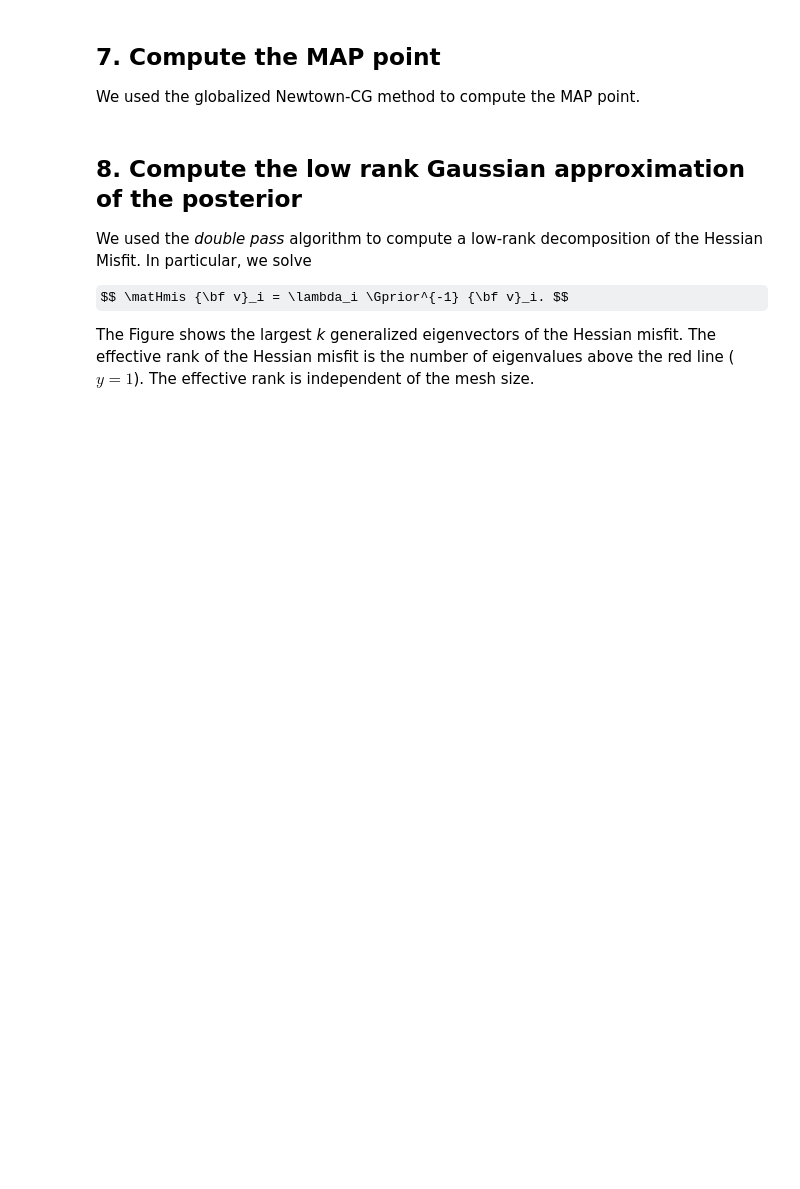
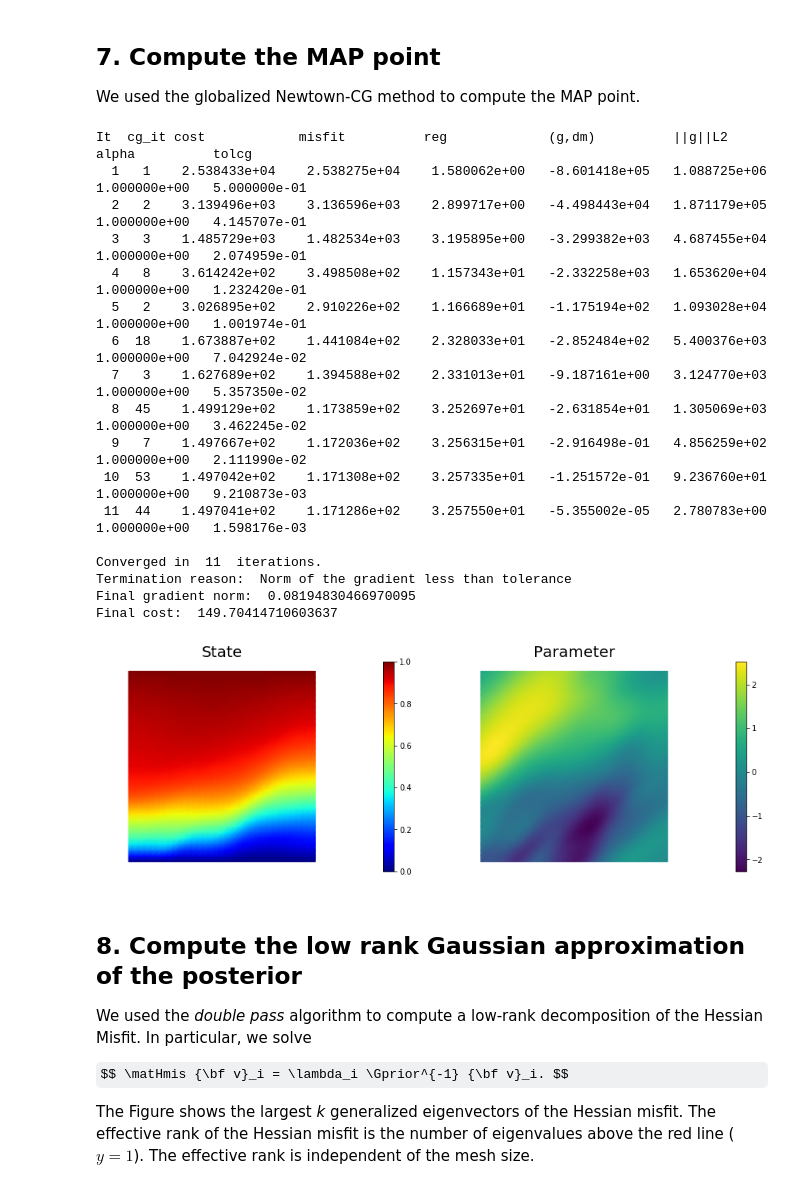
Before and after one commit to uvilla/cmis_labs, a Jupyter notebook: 08_BayesianInversion/BayesianInversion.ipynb, the cells around one changed output. Saved outputs shown, nothing was run; the diff lists cells and outputs as text; code cells hidden in the pictures; some formulas as TeX source; blank space fills up the shorter version.

```diff
--- a/08_BayesianInversion/BayesianInversion.ipynb
+++ b/08_BayesianInversion/BayesianInversion.ipynb
@@ -388,31 +401,49 @@ _ = modelVerify(model, m0.vector(), 1e-12)
 We used the globalized Newtown-CG method to compute the MAP point.
 # %%
 m = prior.mean.copy()
-solver = ReducedSpaceNewtonCG(model)
+solver = hp.ReducedSpaceNewtonCG(model)
 solver.parameters["rel_tolerance"] = 1e-6
 solver.parameters["abs_tolerance"] = 1e-12
 solver.parameters["max_iter"]      = 25
-solver.parameters["inner_rel_tolerance"] = 1e-15
 solver.parameters["GN_iter"] = 5
 solver.parameters["globalization"] = "LS"
 solver.parameters["LS"]["c_armijo"] = 1e-4
 
 
 x = solver.solve([None, m, None])
 
 if solver.converged:
     print( "\nConverged in ", solver.it, " iterations.")
 else:
     print( "\nNot Converged")
 
 print( "Termination reason: ", solver.termination_reasons[solver.reason] )
 print( "Final gradient norm: ", solver.final_grad_norm )
 print( "Final cost: ", solver.final_cost )
 
 plt.figure(figsize=(15,5))
-nb.plot(dl.Function(Vh[STATE], x[STATE]), subplot_loc=121,mytitle="State", cmap="jet")
-nb.plot(dl.Function(Vh[PARAMETER], x[PARAMETER]), subplot_loc=122,mytitle="Parameter")
+nb.plot(dl.Function(Vh[hp.STATE], x[hp.STATE]), subplot_loc=121,mytitle="State", cmap="jet")
+nb.plot(dl.Function(Vh[hp.PARAMETER], x[hp.PARAMETER]), subplot_loc=122,mytitle="Parameter")
 plt.show()
+# %% [output]
+It  cg_it cost            misfit          reg             (g,dm)          ||g||L2        alpha          tolcg
+  1   1    2.538433e+04    2.538275e+04    1.580062e+00   -8.601418e+05   1.088725e+06   1.000000e+00   5.000000e-01
+  2   2    3.139496e+03    3.136596e+03    2.899717e+00   -4.498443e+04   1.871179e+05   1.000000e+00   4.145707e-01
+  3   3    1.485729e+03    1.482534e+03    3.195895e+00   -3.299382e+03   4.687455e+04   1.000000e+00   2.074959e-01
+  4   8    3.614242e+02    3.498508e+02    1.157343e+01   -2.332258e+03   1.653620e+04   1.000000e+00   1.232420e-01
+  5   2    3.026895e+02    2.910226e+02    1.166689e+01   -1.175194e+02   1.093028e+04   1.000000e+00   1.001974e-01
+  6  18    1.673887e+02    1.441084e+02    2.328033e+01   -2.852484e+02   5.400376e+03   1.000000e+00   7.042924e-02
+  7   3    1.627689e+02    1.394588e+02    2.331013e+01   -9.187161e+00   3.124770e+03   1.000000e+00   5.357350e-02
+  8  45    1.499129e+02    1.173859e+02    3.252697e+01   -2.631854e+01   1.305069e+03   1.000000e+00   3.462245e-02
+  9   7    1.497667e+02    1.172036e+02    3.256315e+01   -2.916498e-01   4.856259e+02   1.000000e+00   2.111990e-02
+ 10  53    1.497042e+02    1.171308e+02    3.257335e+01   -1.251572e-01   9.236760e+01   1.000000e+00   9.210873e-03
+ 11  44    1.497041e+02    1.171286e+02    3.257550e+01   -5.355002e-05   2.780783e+00   1.000000e+00   1.598176e-03
+
+Converged in  11  iterations.
+Termination reason:  Norm of the gradient less than tolerance
+Final gradient norm:  0.08194830466970095
+Final cost:  149.70414710603637
+[figure, added]
 # %% [markdown]
 ## 8. Compute the low rank Gaussian approximation of the posterior
 We used the *double pass* algorithm to compute a low-rank decomposition of the Hessian Misfit.
```
Also changed, not shown: parts of 14 cells of this notebook, 5 other files.
